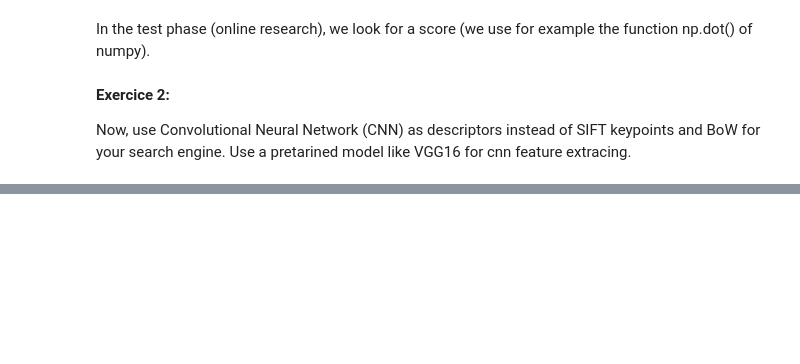
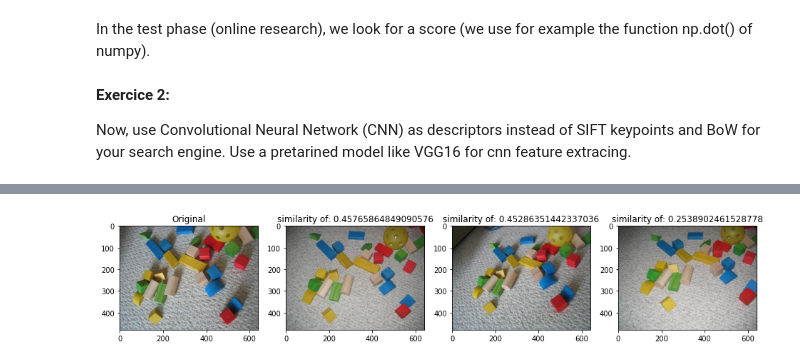
Before and after one commit to Mkenza/Computer_V_SDI, a Jupyter notebook: TP1_MAKHLOUF_ClassifBasedFeaturesPoints.ipynb, the cells around one changed output, grey strips where cells are left out. Saved outputs shown, nothing was run; the diff lists cells and outputs as text; code cells hidden in the pictures; blank space fills up the shorter version.

```diff
--- a/TP1_MAKHLOUF_ClassifBasedFeaturesPoints.ipynb
+++ b/TP1_MAKHLOUF_ClassifBasedFeaturesPoints.ipynb
@@ -370,3 +448,18 @@ rank_ID = np.argsort(-score)
 **Exercice 2:**
 
 Now, use Convolutional Neural Network (CNN) as descriptors instead of SIFT keypoints and BoW for your search engine. Use a pretarined model like VGG16 for cnn feature extracing.
+# %%
+X = []
+for im_path in image_paths:
+    X.append(cv2.imread(im_path))
+X = np.array(X)
+# %%
+from tensorflow.keras.applications import VGG16
+
+batch_size=32
+
+conv_base = VGG16(weights='imagenet',
+                  include_top=False,
+                  input_shape=(480, 640, 3))
+train_features = conv_base.predict(X)
+train_features = np.reshape(train_features, (56, 15 * 20 * 512))
@@ -372,0 +468,22 @@ Now, use Convolutional Neural Network (CNN) as descriptors instead of SIFT keypo
+# %%
+train_features = preprocessing.normalize(train_features, norm='l2')
+n = 10
+score = np.dot(train_features[n], train_features.T)
+
+nearest = np.argsort(score)[::-1]
+fig, axs = plt.subplots(nrows=1, ncols=4, figsize=(16,10))
+
+# plot original
+ax = axs.flatten()[0]
+im = cv2.imread(image_paths[n])
+im = cv2.cvtColor(im, cv2.COLOR_BGR2RGB)
+ax.imshow(im)
+ax.title.set_text(f"Original")
+# plot first three most similar images
+for i, ax in enumerate(axs.flatten()[1:]):
+  im = cv2.imread(image_paths[nearest[i+1]])
+  im = cv2.cvtColor(im, cv2.COLOR_BGR2RGB)
+  ax.imshow(im)
+  ax.title.set_text(f"similarity of: {score[nearest[i+1]]}")
+# %% [output]
+[figure, added]
```
Also changed, not shown: parts of 9 cells of this notebook.
